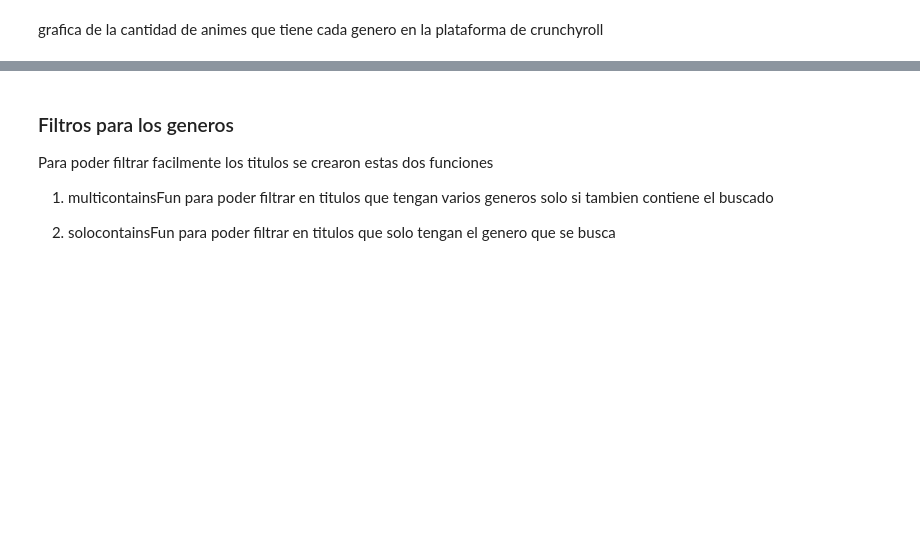
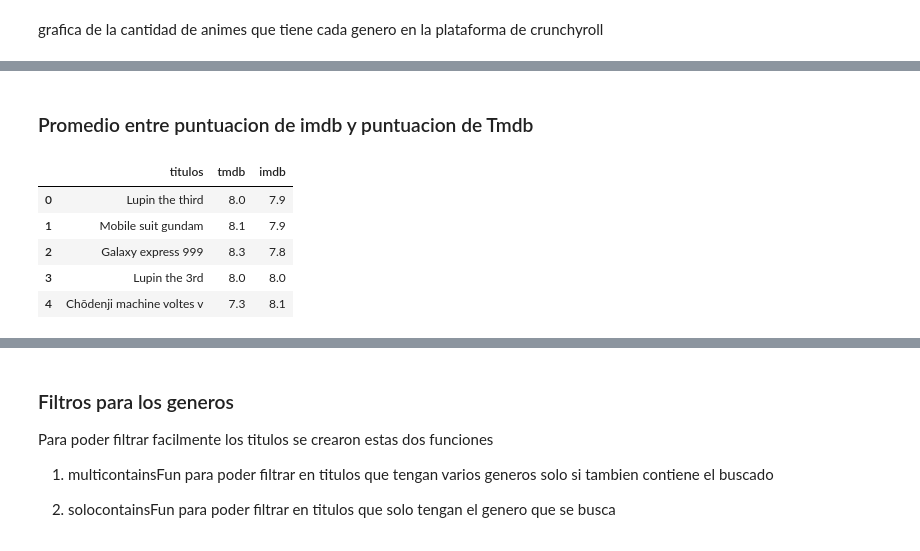
Before and after one commit to Eva02Daruma/presentacion-de-IA, a Jupyter notebook: main.ipynb, the cells around one changed output, grey strips where cells are left out. Saved outputs shown, nothing was run; the diff lists cells and outputs as text; code cells hidden in the pictures; blank space fills up the shorter version.

```diff
--- a/main.ipynb
+++ b/main.ipynb
@@ -128,0 +164,13 @@ sns.scatterplot(x='release_year',y ='count', data=releaseYearSum)
+# %% [markdown]
+### Promedio entre puntuacion de imdb  y puntuacion de Tmdb
+# %%
+datosDistr = pd.DataFrame({'titulos':titulos['title'], 'tmdb':titulos['tmdb_score'],'imdb':titulos['imdb_score']})
+datosDistr['tmdb'] = datosDistr['tmdb'].fillna(datosDistr['imdb'])
+datosDistr.head()
+# %% [output]
+|  | titulos | tmdb | imdb |
+| 0 | Lupin the third | 8.0 | 7.9 |
+| 1 | Mobile suit gundam | 8.1 | 7.9 |
+| 2 | Galaxy express 999 | 8.3 | 7.8 |
+| 3 | Lupin the 3rd | 8.0 | 8.0 |
+| 4 | Chōdenji machine voltes v | 7.3 | 8.1 |
```
Also changed, not shown: parts of 28 cells of this notebook.
